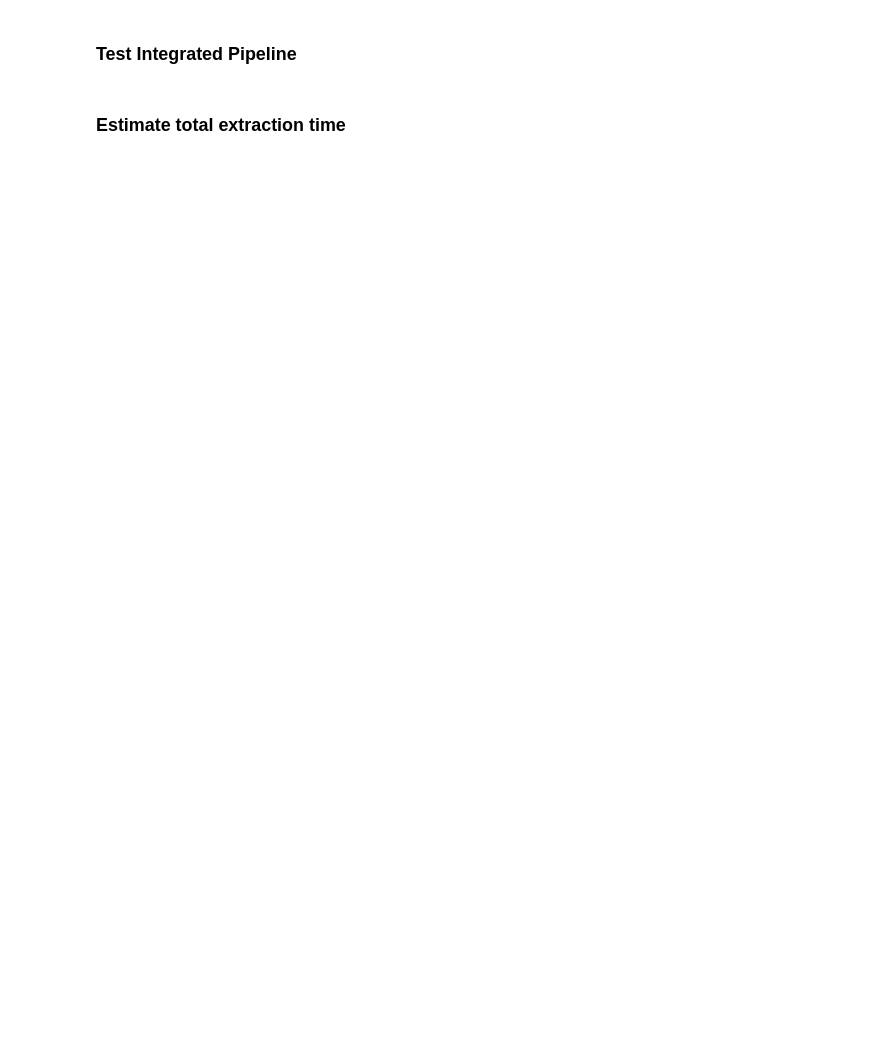
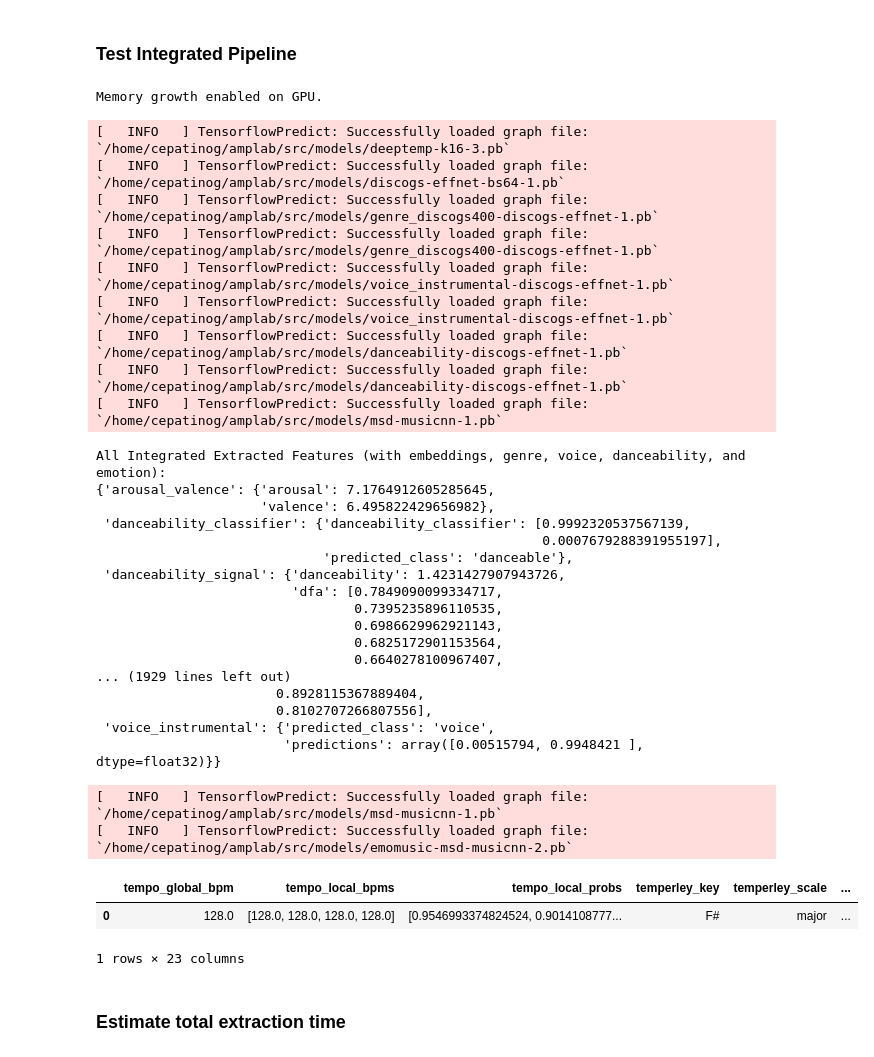
Before and after one commit to cepatinog/audio-playlist-analysis, a Jupyter notebook: notebooks/test_extraction.ipynb, the cells around one changed output. Saved outputs shown, nothing was run; the diff lists cells and outputs as text; code cells hidden in the pictures; blank space fills up the shorter version.

Commit message:
update test_extraction

```diff
--- a/notebooks/test_extraction.ipynb
+++ b/notebooks/test_extraction.ipynb
@@ -196,3 +284,57 @@ df
+# %%
+from src.audio_analysis import extract_all_features
+
+all_features = extract_all_features(
+    audio_dict,
+    tempo_method=TEMPO_METHOD,
+    tempo_model_file=TEMPO_MODEL_FILE,
+    emb_discogs_model_file=EMB_DISCOGS_MODEL_FILE,
+    emb_msd_model_file=EMB_MSD_MODEL_FILE,
+    genre_model_file=GENRE_MODEL_FILE,
+    voice_model_file=VOICE_MODEL_FILE,
+    danceability_model_file=DANCEABILITY_MODEL_FILE,
+    emotion_model_file=EMOTION_MODEL_FILE
+)
+
+print("\nAll Integrated Extracted Features (with embeddings, genre, voice, danceability, and emotion):")
+pprint(all_features)
+
+# Optionally display results in a DataFrame.
+df = pd.DataFrame([all_features])
+df
+# %% [output]
+Memory growth enabled on GPU.
+[   INFO   ] TensorflowPredict: Successfully loaded graph file: `/home/cepatinog/amplab/src/models/deeptemp-k16-3.pb`
+[   INFO   ] TensorflowPredict: Successfully loaded graph file: `/home/cepatinog/amplab/src/models/discogs-effnet-bs64-1.pb`
+[   INFO   ] TensorflowPredict: Successfully loaded graph file: `/home/cepatinog/amplab/src/models/genre_discogs400-discogs-effnet-1.pb`
+[   INFO   ] TensorflowPredict: Successfully loaded graph file: `/home/cepatinog/amplab/src/models/genre_discogs400-discogs-effnet-1.pb`
+[   INFO   ] TensorflowPredict: Successfully loaded graph file: `/home/cepatinog/amplab/src/models/voice_instrumental-discogs-effnet-1.pb`
+[   INFO   ] TensorflowPredict: Successfully loaded graph file: `/home/cepatinog/amplab/src/models/voice_instrumental-discogs-effnet-1.pb`
+[   INFO   ] TensorflowPredict: Successfully loaded graph file: `/home/cepatinog/amplab/src/models/danceability-discogs-effnet-1.pb`
+[   INFO   ] TensorflowPredict: Successfully loaded graph file: `/home/cepatinog/amplab/src/models/danceability-discogs-effnet-1.pb`
+[   INFO   ] TensorflowPredict: Successfully loaded graph file: `/home/cepatinog/amplab/src/models/msd-musicnn-1.pb`
+All Integrated Extracted Features (with embeddings, genre, voice, danceability, and emotion):
+{'arousal_valence': {'arousal': 7.1764912605285645,
+                     'valence': 6.495822429656982},
+ 'danceability_classifier': {'danceability_classifier': [0.9992320537567139,
+                                                         0.0007679288391955197],
+                             'predicted_class': 'danceable'},
+ 'danceability_signal': {'danceability': 1.4231427907943726,
+                         'dfa': [0.7849090099334717,
+                                 0.7395235896110535,
+                                 0.6986629962921143,
+                                 0.6825172901153564,
+                                 0.6640278100967407,
+... (1929 lines left out)
+                       0.8928115367889404,
+                       0.8102707266807556],
+ 'voice_instrumental': {'predicted_class': 'voice',
+                        'predictions': array([0.00515794, 0.9948421 ], dtype=float32)}}
+[   INFO   ] TensorflowPredict: Successfully loaded graph file: `/home/cepatinog/amplab/src/models/msd-musicnn-1.pb`
+[   INFO   ] TensorflowPredict: Successfully loaded graph file: `/home/cepatinog/amplab/src/models/emomusic-msd-musicnn-2.pb`
+|  | tempo_global_bpm | tempo_local_bpms | tempo_local_probs | temperley_key | temperley_scale | ... |
+| 0 | 128.0 | [128.0, 128.0, 128.0, 128.0] | [0.9546993374824524, 0.9014108777... | F# | major | ... |
+1 rows × 23 columns
 # %% [markdown]
 ### Estimate total extraction time
 # %%
```
Also changed, not shown: parts of 11 cells of this notebook, 2 other files.
